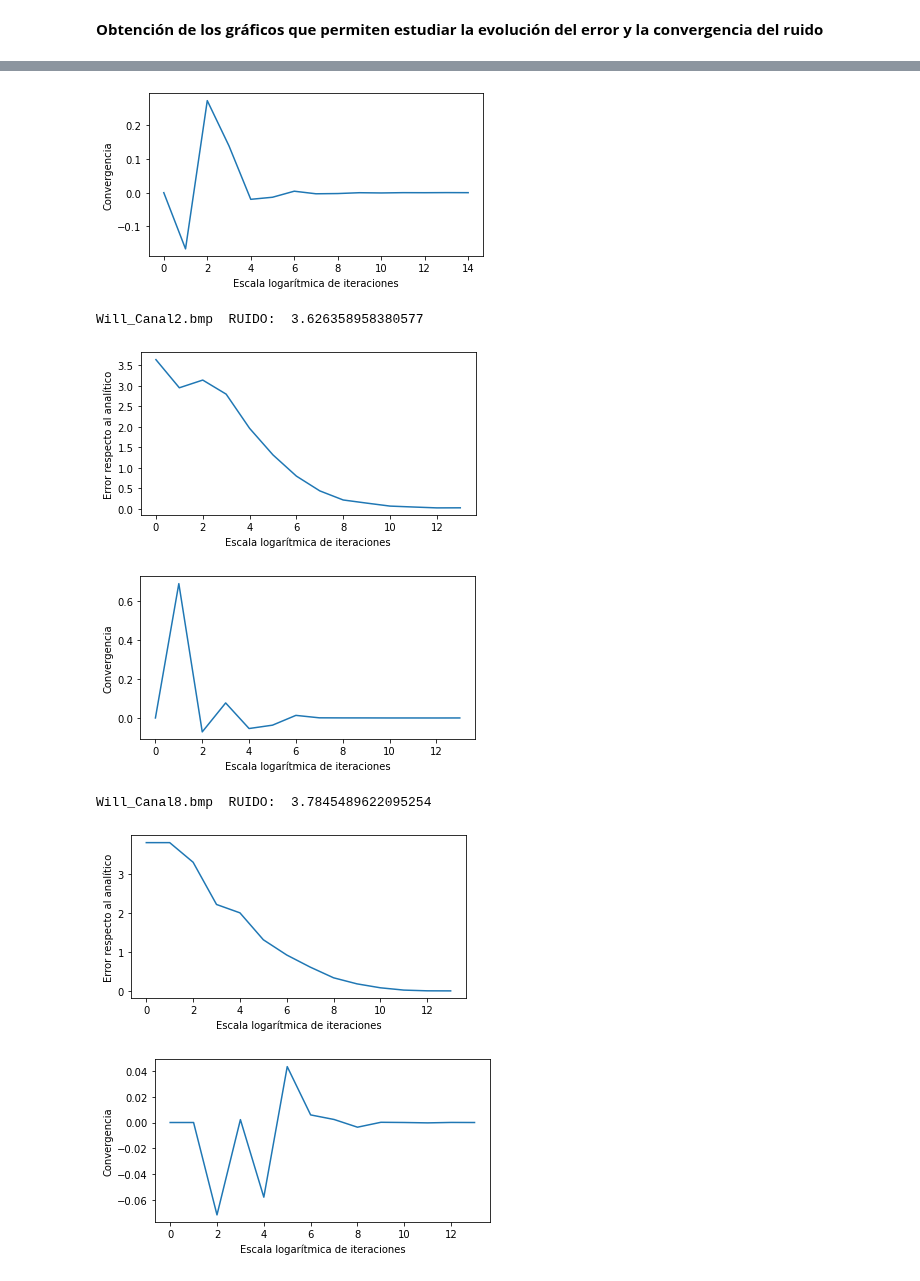
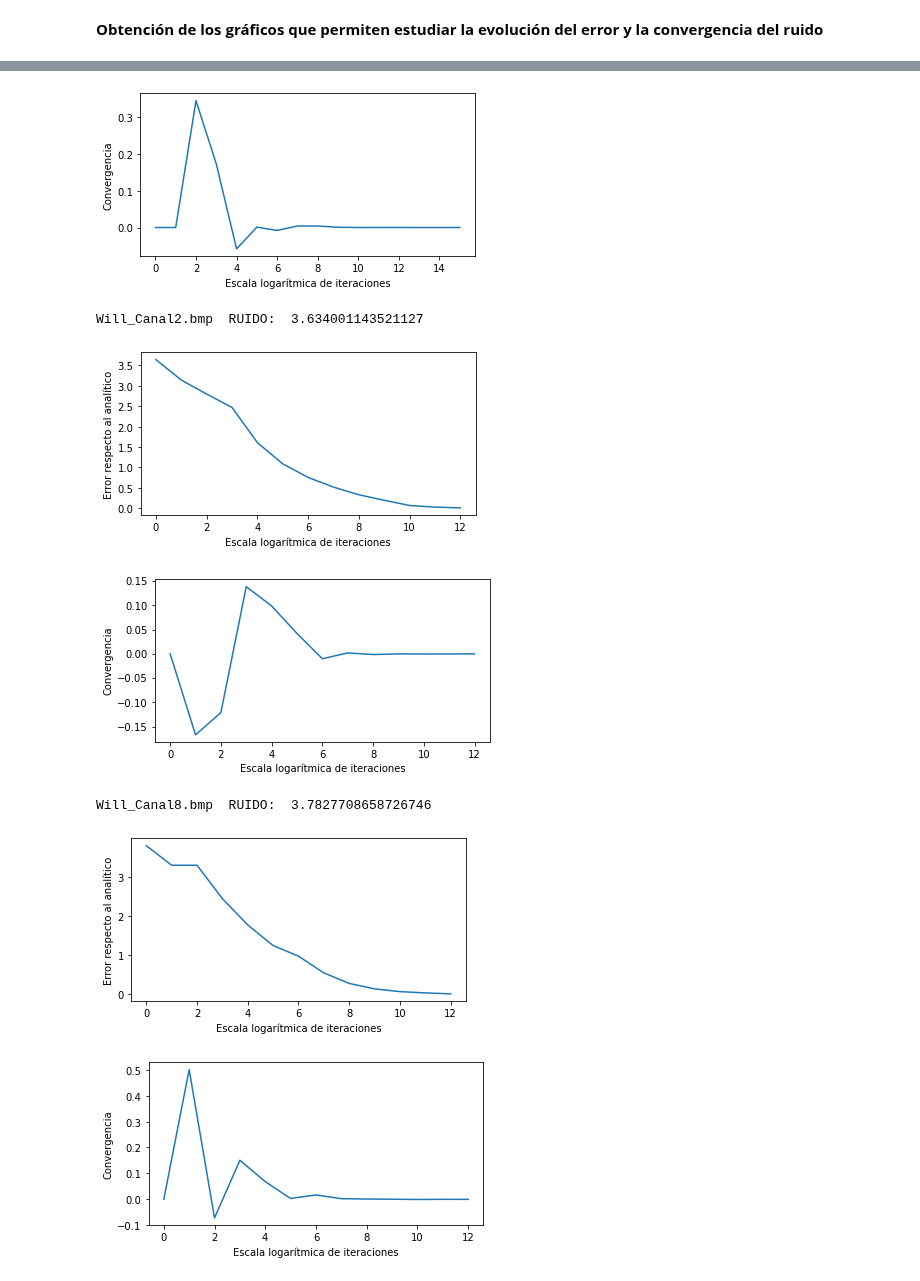
Before and after one commit to joacosaralegui/TPE_teo_info, a Jupyter notebook: TPE_TeoInfo.ipynb, the cells around one changed output, grey strips where cells are left out. Saved outputs shown, nothing was run; the diff lists cells and outputs as text; code cells hidden in the pictures.

```diff
--- a/TPE_TeoInfo.ipynb
+++ b/TPE_TeoInfo.ipynb
@@ -833,7 +831,7 @@ plt.rcParams['figure.figsize'] = (6,3)
 
 acumulada = get_acumulada(distribucion_original)
 #epsilon = 0.0000000001
-epsilon = 0.000000001
+epsilon = 0.00000001
 min_iteraciones = 10000
 
 for mat,nombre in matrices_transicion:
@@ -854,7 +852,7 @@ Will_Canal10.bmp  RUIDO:  2.470479505169026
-[figure, old version]
+[figure, new version]
-Will_Canal2.bmp  RUIDO:  3.626358958380577
+Will_Canal2.bmp  RUIDO:  3.634001143521127
-[figure, old version]
+[figure, new version]
-[figure, old version]
+[figure, new version]
-Will_Canal8.bmp  RUIDO:  3.7845489622095254
+Will_Canal8.bmp  RUIDO:  3.7827708658726746
-[figure, old version]
+[figure, new version]
-[figure, old version]
+[figure, new version]
```
Also changed, not shown: parts of 2 cells of this notebook.
